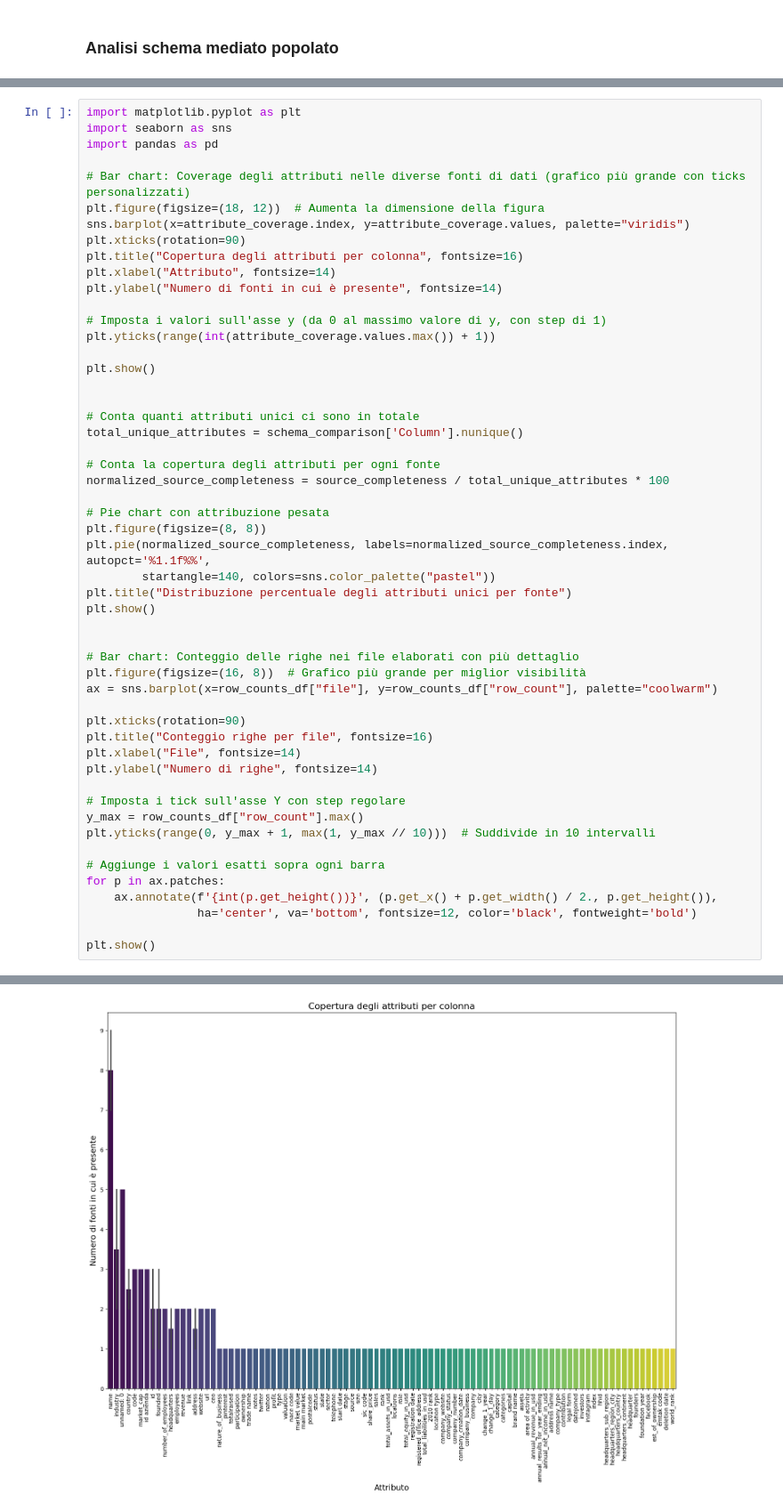
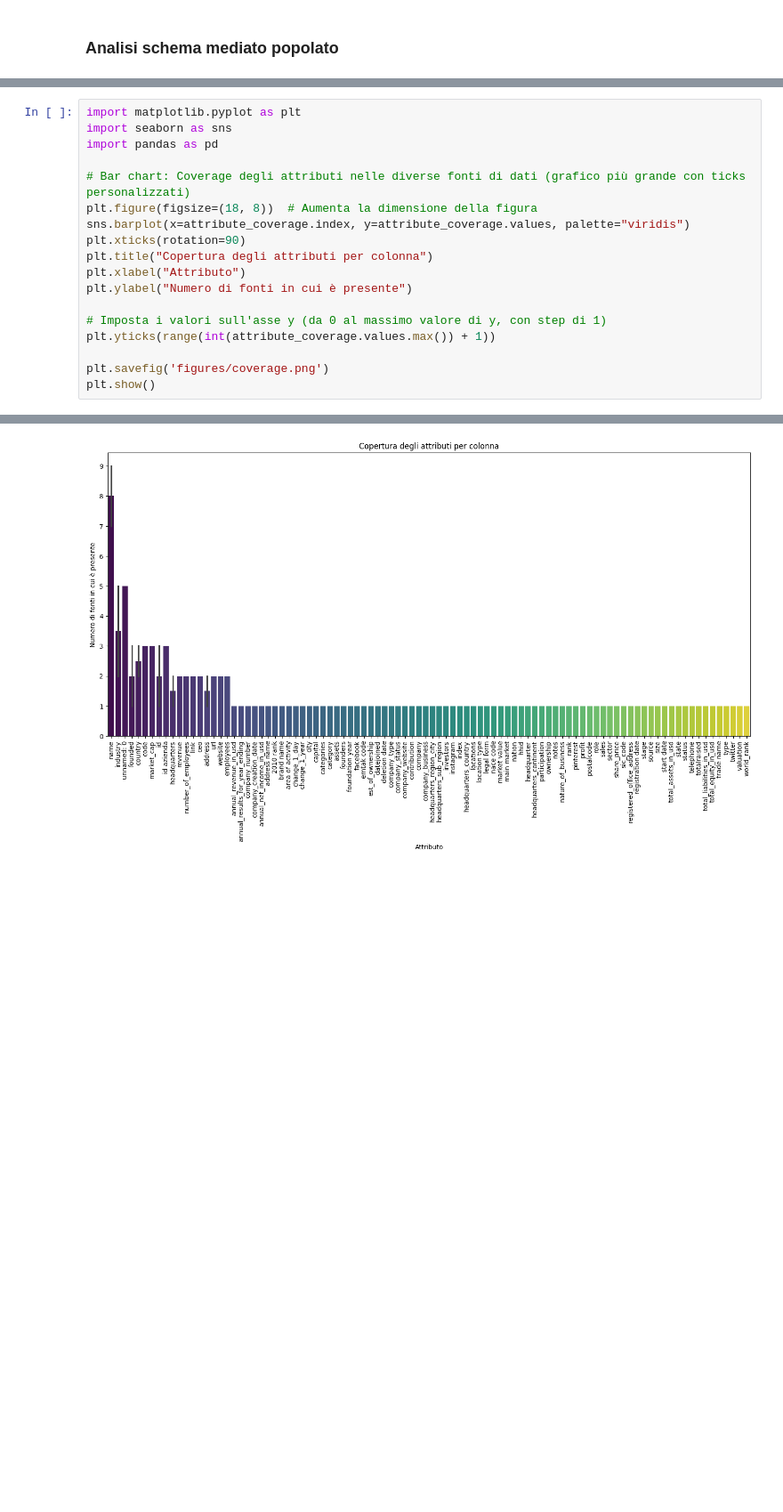
Before and after one commit to MatVitale6/IngegneriaDeiDatiProject, a Jupyter notebook: homework5/data_analysis.ipynb, the cells around one changed output, grey strips where cells are left out. Shown at 89% size. Drawn from its saved outputs; the diff is of its cells as text; blank space fills up the shorter version.

```diff
--- a/homework5/data_analysis.ipynb
+++ b/homework5/data_analysis.ipynb
@@ -227,57 +214,23 @@ display(df.head())
 # %%
 import matplotlib.pyplot as plt
 import seaborn as sns
 import pandas as pd
 
 # Bar chart: Coverage degli attributi nelle diverse fonti di dati (grafico più grande con ticks personalizzati)
-plt.figure(figsize=(18, 12))  # Aumenta la dimensione della figura
+plt.figure(figsize=(18, 8))  # Aumenta la dimensione della figura
 sns.barplot(x=attribute_coverage.index, y=attribute_coverage.values, palette="viridis")
 plt.xticks(rotation=90)
-plt.title("Copertura degli attributi per colonna", fontsize=16)
-plt.xlabel("Attributo", fontsize=14)
-plt.ylabel("Numero di fonti in cui è presente", fontsize=14)
+plt.title("Copertura degli attributi per colonna")
+plt.xlabel("Attributo")
+plt.ylabel("Numero di fonti in cui è presente")
 
 # Imposta i valori sull'asse y (da 0 al massimo valore di y, con step di 1)
 plt.yticks(range(int(attribute_coverage.values.max()) + 1))
 
+plt.savefig('figures/coverage.png')
 plt.show()
-
-
-# Conta quanti attributi unici ci sono in totale
-total_unique_attributes = schema_comparison['Column'].nunique()
-
-# Conta la copertura degli attributi per ogni fonte
-normalized_source_completeness = source_completeness / total_unique_attributes * 100
-
-# Pie chart con attribuzione pesata
-plt.figure(figsize=(8, 8))
-plt.pie(normalized_source_completeness, labels=normalized_source_completeness.index, autopct='%1.1f%%',
-        startangle=140, colors=sns.color_palette("pastel"))
-plt.title("Distribuzione percentuale degli attributi unici per fonte")
-plt.show()
-
-
-# Bar chart: Conteggio delle righe nei file elaborati con più dettaglio
-plt.figure(figsize=(16, 8))  # Grafico più grande per miglior visibilità
-ax = sns.barplot(x=row_counts_df["file"], y=row_counts_df["row_count"], palette="coolwarm")
-
-plt.xticks(rotation=90)
-plt.title("Conteggio righe per file", fontsize=16)
-plt.xlabel("File", fontsize=14)
-plt.ylabel("Numero di righe", fontsize=14)
-
-# Imposta i tick sull'asse Y con step regolare
-y_max = row_counts_df["row_count"].max()
-plt.yticks(range(0, y_max + 1, max(1, y_max // 10)))  # Suddivide in 10 intervalli
-
-# Aggiunge i valori esatti sopra ogni barra
-for p in ax.patches:
-    ax.annotate(f'{int(p.get_height())}', (p.get_x() + p.get_width() / 2., p.get_height()),
-                ha='center', va='bottom', fontsize=12, color='black', fontweight='bold')
-
-plt.show()
 # %% [output]
 Passing `palette` without assigning `hue` is deprecated and will be removed in v0.14.0. Assign the `x` variable to `hue` and set `legend=False` for the same effect.
 
   sns.barplot(x=attribute_coverage.index, y=attribute_coverage.values, palette="viridis")
-[figure, old version]
+[figure, new version]
```
Also changed, not shown: parts of 9 cells of this notebook.
